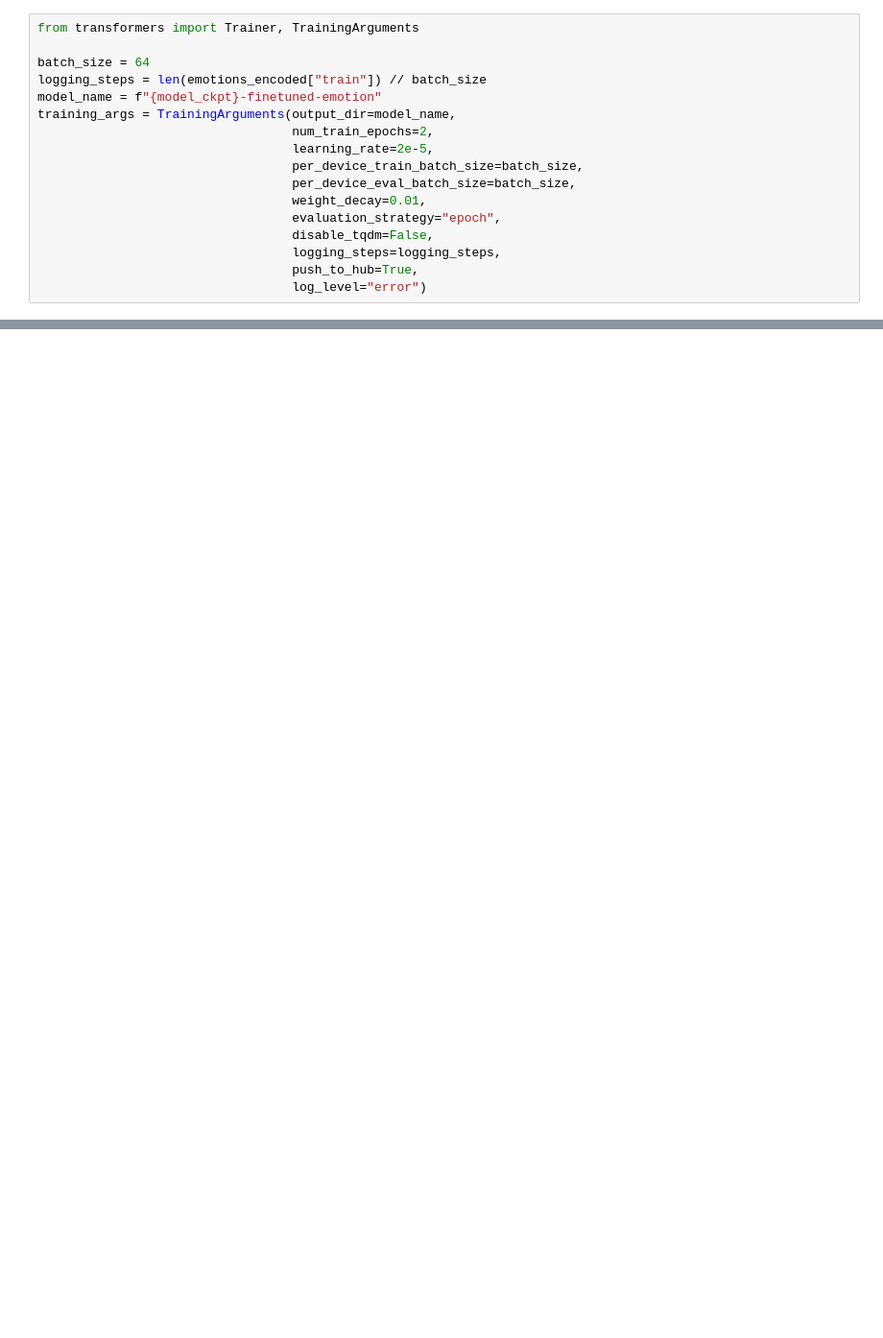
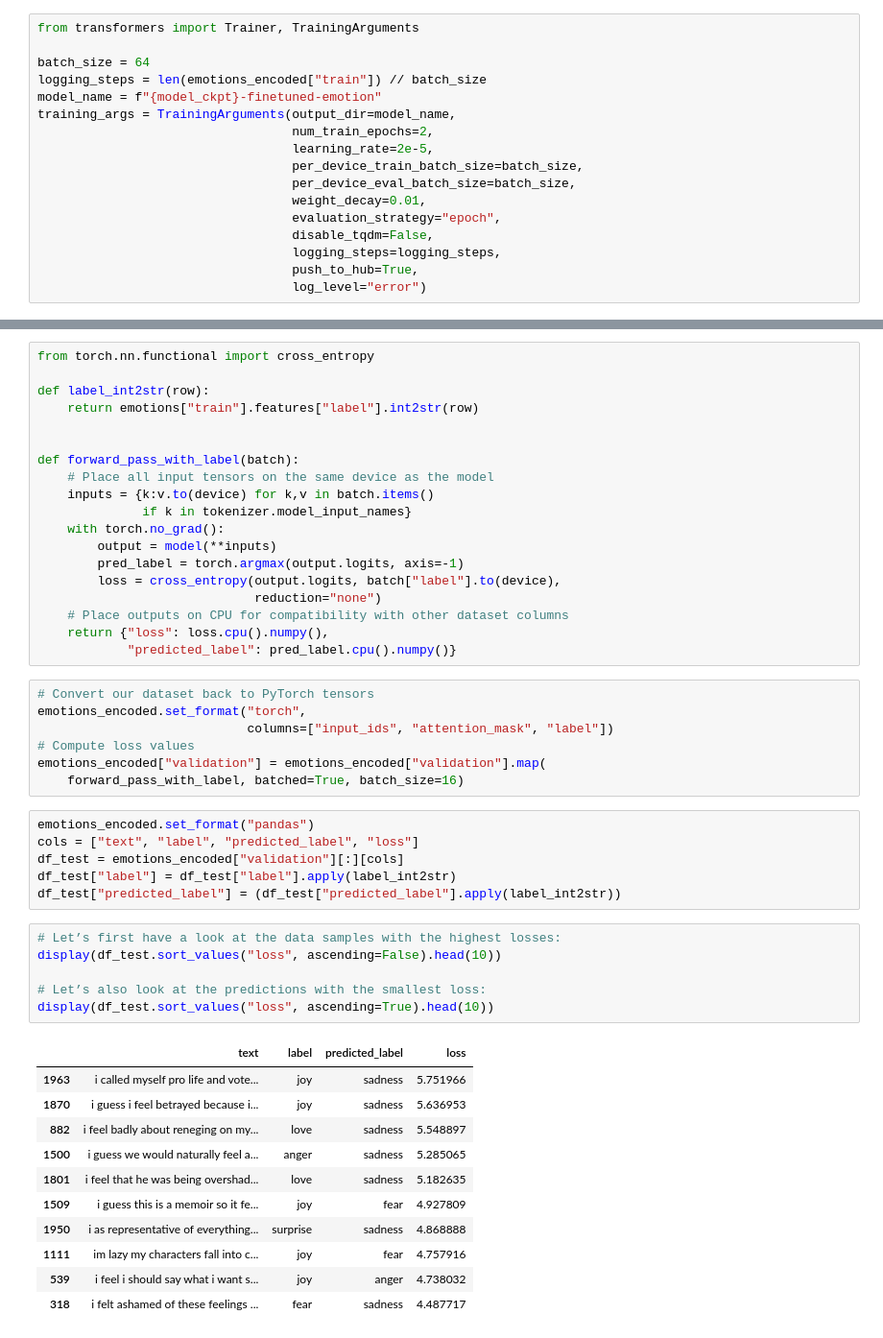
Before and after one commit to jackonedev/NLP_pre-trained_models_test-drive, a Jupyter notebook: 05_tokenization.ipynb, the cells around one changed output, grey strips where cells are left out. Shown at 96% size. Saved outputs shown, nothing was run; the diff lists cells and outputs as text; blank space fills up the shorter version.

Commit message:
model fine-tunning trained

```diff
--- a/05_tokenization.ipynb
+++ b/05_tokenization.ipynb
@@ -313,0 +348,50 @@ KeyboardInterrupt:
+# %%
+from torch.nn.functional import cross_entropy
+
+def label_int2str(row):
+    return emotions["train"].features["label"].int2str(row)
+
+
+def forward_pass_with_label(batch):
+    # Place all input tensors on the same device as the model
+    inputs = {k:v.to(device) for k,v in batch.items()
+              if k in tokenizer.model_input_names}
+    with torch.no_grad():
+        output = model(**inputs)
+        pred_label = torch.argmax(output.logits, axis=-1)
+        loss = cross_entropy(output.logits, batch["label"].to(device),
+                             reduction="none")
+    # Place outputs on CPU for compatibility with other dataset columns
+    return {"loss": loss.cpu().numpy(),
+            "predicted_label": pred_label.cpu().numpy()}
+# %%
+# Convert our dataset back to PyTorch tensors
+emotions_encoded.set_format("torch",
+                            columns=["input_ids", "attention_mask", "label"])
+# Compute loss values
+emotions_encoded["validation"] = emotions_encoded["validation"].map(
+    forward_pass_with_label, batched=True, batch_size=16)
+# %%
+emotions_encoded.set_format("pandas")
+cols = ["text", "label", "predicted_label", "loss"]
+df_test = emotions_encoded["validation"][:][cols]
+df_test["label"] = df_test["label"].apply(label_int2str)
+df_test["predicted_label"] = (df_test["predicted_label"].apply(label_int2str))
+# %%
+# Let’s first have a look at the data samples with the highest losses:
+display(df_test.sort_values("loss", ascending=False).head(10))
+
+# Let’s also look at the predictions with the smallest loss:
+display(df_test.sort_values("loss", ascending=True).head(10))
+# %% [output]
+|  | text | label | predicted_label | loss |
+| 1963 | i called myself pro life and vote... | joy | sadness | 5.751966 |
+| 1870 | i guess i feel betrayed because i... | joy | sadness | 5.636953 |
+| 882 | i feel badly about reneging on my... | love | sadness | 5.548897 |
+| 1500 | i guess we would naturally feel a... | anger | sadness | 5.285065 |
+| 1801 | i feel that he was being overshad... | love | sadness | 5.182635 |
+| 1509 | i guess this is a memoir so it fe... | joy | fear | 4.927809 |
+| 1950 | i as representative of everything... | surprise | sadness | 4.868888 |
+| 1111 | im lazy my characters fall into c... | joy | fear | 4.757916 |
+| 539 | i feel i should say what i want s... | joy | anger | 4.738032 |
+| 318 | i felt ashamed of these feelings ... | fear | sadness | 4.487717 |
```
Also changed, not shown: parts of 19 cells of this notebook.
